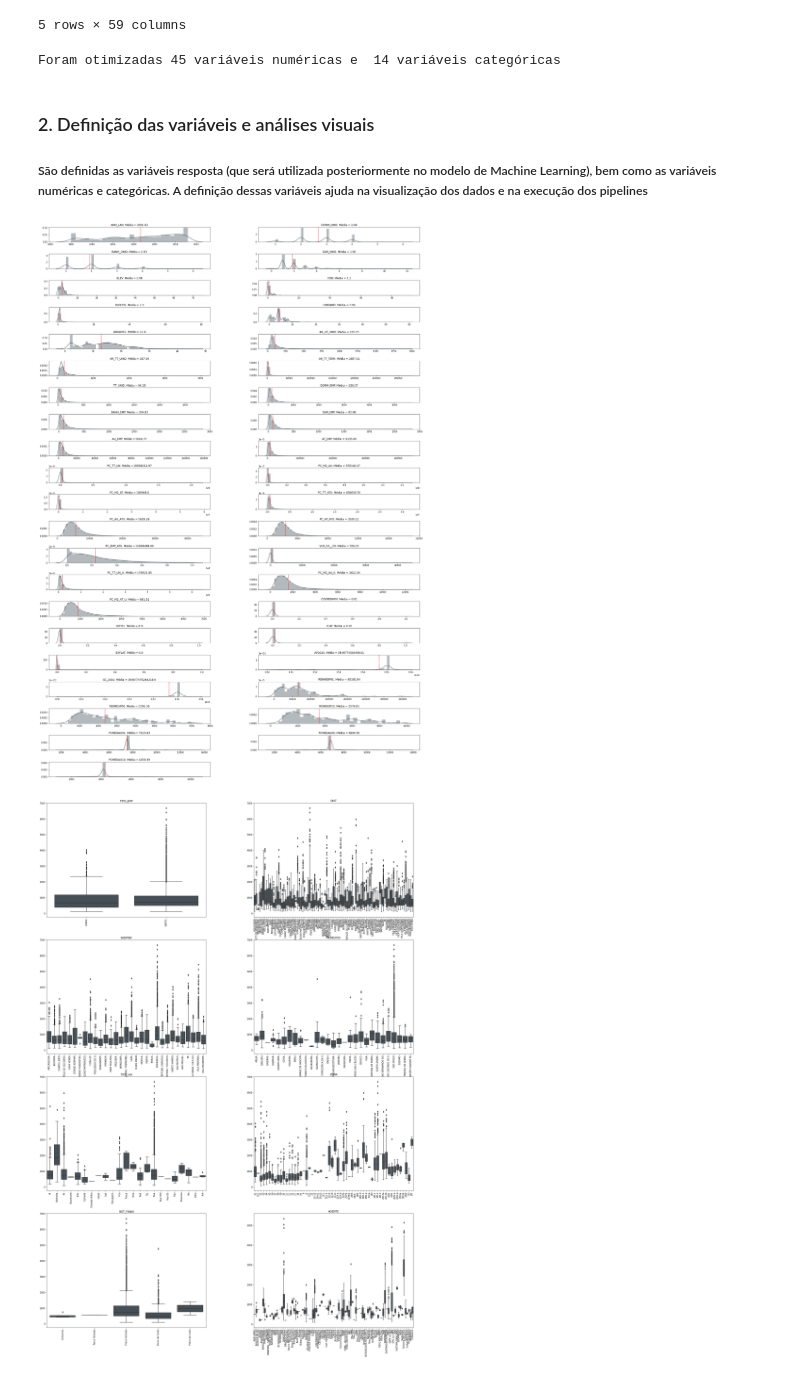
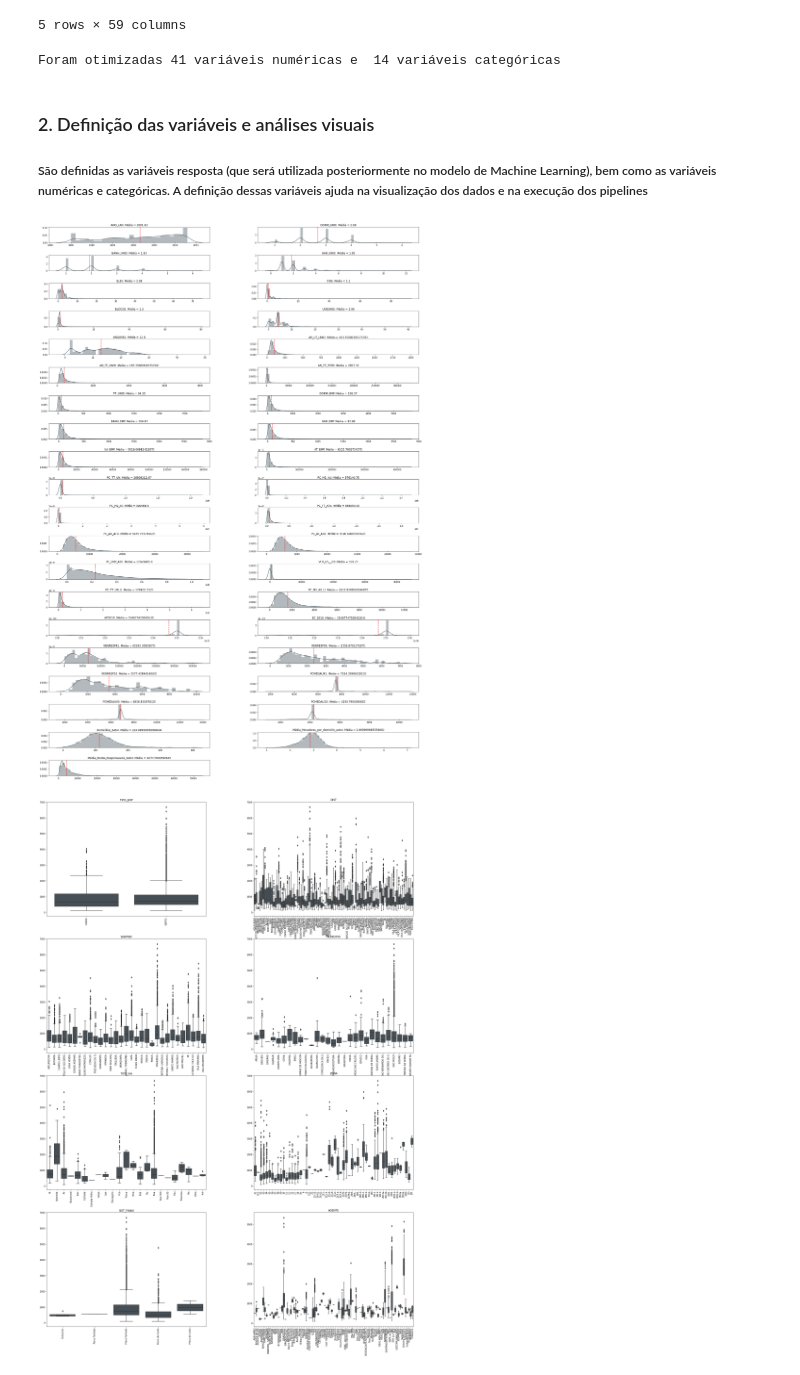
Before and after one commit to LissesCastro/Tera-Mercado-Imobiliario-SP, a Jupyter notebook: Codigo_EDA.ipynb, the cells around one changed output. Cells and saved outputs as stored; diff of their text form; code cells hidden in the pictures.

```diff
--- a/Codigo_EDA.ipynb
+++ b/Codigo_EDA.ipynb
@@ -104,7 +104,7 @@ df = pd.read_csv(path, delimiter=';', decimal=',')
 # %%
 #Compatibilizando os tipos da coluna que vai servir de join entre os dataframes e renomeando algumas variáveis para facilitar a interpretação
 df_censo_basico['id_setor_censitario'] = df_censo_basico['id_setor_censitario'].astype('int64')
-df_censo_basico = df_censo_basico.rename({'v001':'Domicílios_Setor', 'v002':'Moradores_por_domicilio_setor', 'v005':'Média_Renda_Responsaveis_Setor'}, axis=1)
+df_censo_basico = df_censo_basico.rename({'v001':'Domicílios_Setor', 'v003':'Média_Moradores_por_domicilio_setor', 'v005':'Média_Renda_Responsaveis_Setor'}, axis=1)
 # %%
 #Removendo colunas categóricas com dados muito fragmentados e que não oferecem boa leitura pela alto grau de cardinalidade
 df = df.drop(['NOME_EMP','CEP','SETOR', 'QUADRA', 'LOTE', 'COD_EMP', 'ENDERECOCO', 'LOGRADOURO', 'TIT_VIA', 'NUM','CEP_4DIG', 'ENGENHEIRO', 'ARQUITETO', 'HOTELARIA', 'INCOPORADO'], axis=1)
@@ -144,12 +144,16 @@ df[['DIST', 'SUBPREF']] = df[['DIST', 'SUBPREF']].fillna('FORA-SP')
 #Essas colunas possuiam poucos valores nulos, que foram preenchidos com a mediana de todo o conjunto de dados em cada coluna
 for col in ['RENRESP91', 'PCMEDAU91', 'PCMEDAU00','PCMEDAU10']:
     df[col] = df[col].fillna(df[col].median())
+
+#Colunas numéricas que na verdade são categóricas
+for col in ['COOPERATIV', 'HOTEL', 'FLAT', 'EXFLAT']:
+    df[col] = df[col].astype(dtype='category')
 # %% [markdown]
 <h3>1.2 Junção das bases</h3>
 <h5>A conexão das bases é realizada a partir do setor censitário, logo, as informações captadas do Censo dizem respeito a todo o setor censitário ao qual o empreendimento está inserido, um setor censitário pode conter (e normalmente contém) mais de um empreendimento. O Censo do IBGE possui uma infinidade de variáveis e foram selecionadas apenas algumas que dão uma visão geral sobre o setor.</h5>
 # %%
 #Juntando a base da EMBRAESP e a(s) base(s) do Censo a partir dos setores censitários
-df = df.join(df_censo_basico[['id_setor_censitario','Domicílios_Setor','Moradores_por_domicilio_setor','Média_Renda_Responsaveis_Setor']].set_index('id_setor_censitario'), on='SC_2010', how='left')
+df = df.join(df_censo_basico[['id_setor_censitario','Domicílios_Setor','Média_Moradores_por_domicilio_setor','Média_Renda_Responsaveis_Setor']].set_index('id_setor_censitario'), on='SC_2010', how='left')
 # %%
 df.head()
 # %% [output]
@@ -164,7 +168,7 @@ df.head()
 #Os dados das colunas são pesados e a otimização dos dataframes leva em consideração o tamanho dos números em cada coluna para converter a um dtype adequado, visando diminuir o peso.
 otimiza_dataframe(df)
 # %% [output]
-Foram otimizadas 45 variáveis numéricas e  14 variáveis categóricas
+Foram otimizadas 41 variáveis numéricas e  14 variáveis categóricas
 # %% [markdown]
 <h3>2. Definição das variáveis e análises visuais</h3>
 
@@ -187,9 +192,9 @@ v_datas = ['MES_LAN', 'DATA_ENT']
 #Recortando o ambiente de análise, selecionando apenas empreendimentos dentro da cidade de São Paulo
 df_sp = df.query("MUNICIPIO == 'SAO PAULO'")
 # %%
-plot_hist_variaveis(v_int, df)
+plot_hist_variaveis(v_numericos, df)
 # %% [output]
-[figure, old version]
+[figure, new version]
 # %%
 plot_violin_variaveis(dataframe=df, conjunto=v_categoricos, resposta=v_resposta)
 # %% [output]
```
Also changed, not shown: parts of 8 cells of this notebook.
